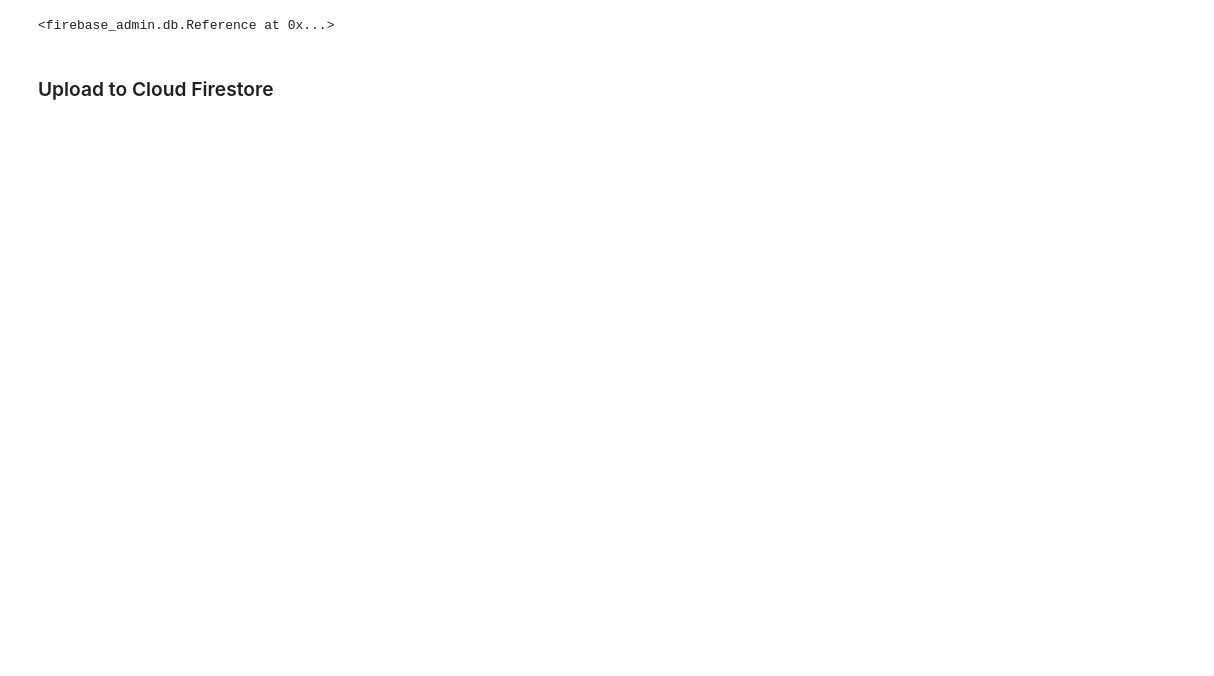
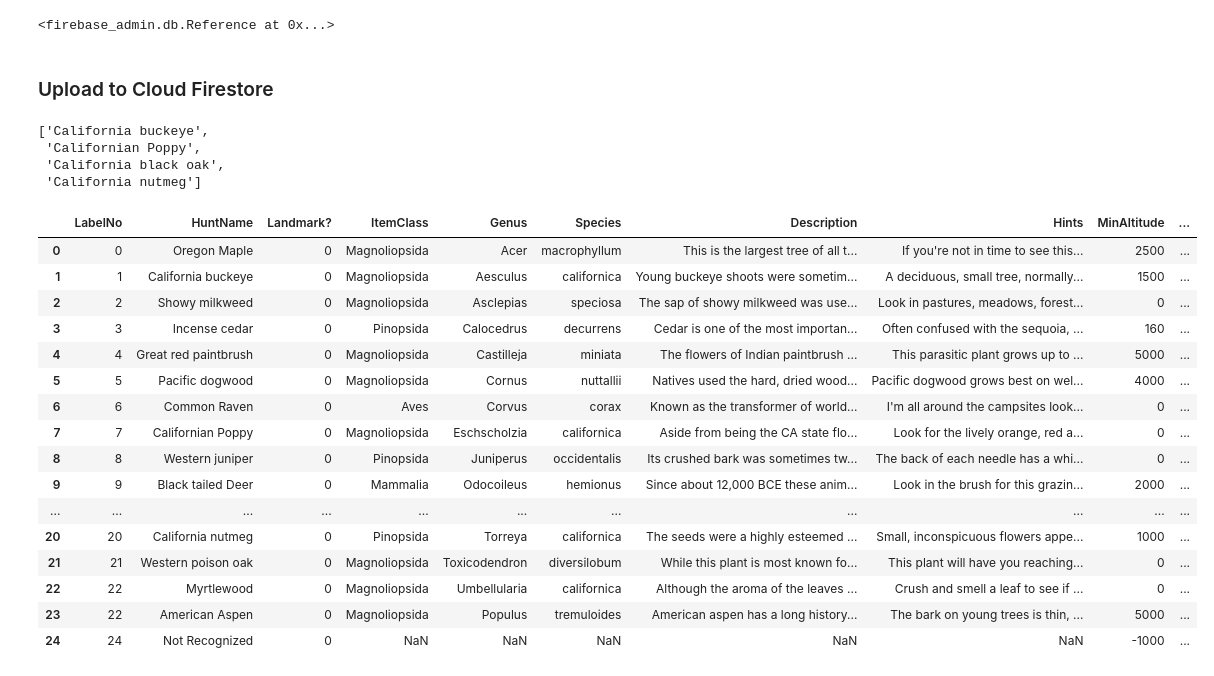
Before and after one commit to Final-Capstone-Nature-Scavenger-Hunt/Nature-Scavenger-Hunt, a Jupyter notebook: Data/iNat/GameTableGen.ipynb, the cells around one changed output. Cells and saved outputs as stored; diff of their text form; code cells hidden in the pictures; blank space fills up the shorter version.

```diff
--- a/Data/iNat/GameTableGen.ipynb
+++ b/Data/iNat/GameTableGen.ipynb
@@ -161,3 +170,8 @@ game_df = pd.read_csv("game_table.csv")
+# %%
+game_df["image"] = "gs://fir-classification.appspot.com/Rep_images"+\
+                    "/"+\
+                    game_df["Genus"]+"_"+\
+                    game_df["Species"].apply(lambda x: str(x).capitalize())+".jpg"
 # %%
 with open("game.json","w") as file:
     file.write(str(game_df.to_dict()))
@@ -220,3 +233,30 @@ for doc in doc_list:
     doc_ref = db.collection(u'OdysseeTable').document(item)
     doc_ref.set(doc)
     item_no+=1
+# %%
+game_df[game_df["HuntName"].str.contains("California")]["HuntName"].tolist()
+# %% [output]
+['California buckeye',
+ 'Californian Poppy',
+ 'California black oak',
+ 'California nutmeg']
+# %%
+game_df
+# %% [output]
+|  | LabelNo | HuntName | Landmark? | ItemClass | Genus | Species | Description | Hints | MinAltitude | ... |
+| 0 | 0 | Oregon Maple | 0 | Magnoliopsida | Acer | macrophyllum | This is the largest tree of all t... | If you're not in time to see this... | 2500 | ... |
+| 1 | 1 | California buckeye | 0 | Magnoliopsida | Aesculus | californica | Young buckeye shoots were sometim... | A deciduous, small tree, normally... | 1500 | ... |
+| 2 | 2 | Showy milkweed | 0 | Magnoliopsida | Asclepias | speciosa | The sap of showy milkweed was use... | Look in pastures, meadows, forest... | 0 | ... |
+| 3 | 3 | Incense cedar | 0 | Pinopsida | Calocedrus | decurrens | Cedar is one of the most importan... | Often confused with the sequoia, ... | 160 | ... |
+| 4 | 4 | Great red paintbrush | 0 | Magnoliopsida | Castilleja | miniata | The flowers of Indian paintbrush ... | This parasitic plant grows up to ... | 5000 | ... |
+| 5 | 5 | Pacific dogwood | 0 | Magnoliopsida | Cornus | nuttallii | Natives used the hard, dried wood... | Pacific dogwood grows best on wel... | 4000 | ... |
+| 6 | 6 | Common Raven | 0 | Aves | Corvus | corax | Known as the transformer of world... | I'm all around the campsites look... | 0 | ... |
+| 7 | 7 | Californian Poppy | 0 | Magnoliopsida | Eschscholzia | californica | Aside from being the CA state flo... | Look for the lively orange, red a... | 0 | ... |
+| 8 | 8 | Western juniper | 0 | Pinopsida | Juniperus | occidentalis | Its crushed bark was sometimes tw... | The back of each needle has a whi... | 0 | ... |
+| 9 | 9 | Black tailed Deer | 0 | Mammalia | Odocoileus | hemionus | Since about 12,000 BCE these anim... | Look in the brush for this grazin... | 2000 | ... |
+| ... | ... | ... | ... | ... | ... | ... | ... | ... | ... | ... |
+| 20 | 20 | California nutmeg | 0 | Pinopsida | Torreya | californica | The seeds were a highly esteemed ... | Small, inconspicuous flowers appe... | 1000 | ... |
+| 21 | 21 | Western poison oak | 0 | Magnoliopsida | Toxicodendron | diversilobum | While this plant is most known fo... | This plant will have you reaching... | 0 | ... |
+| 22 | 22 | Myrtlewood | 0 | Magnoliopsida | Umbellularia | californica | Although the aroma of the leaves ... | Crush and smell a leaf to see if ... | 0 | ... |
+| 23 | 22 | American Aspen | 0 | Magnoliopsida | Populus | tremuloides | American aspen has a long history... | The bark on young trees is thin, ... | 5000 | ... |
+| 24 | 24 | Not Recognized | 0 | NaN | NaN | NaN | NaN | NaN | -1000 | ... |
```
Also changed, not shown: parts of 8 cells of this notebook, 4 other files.
